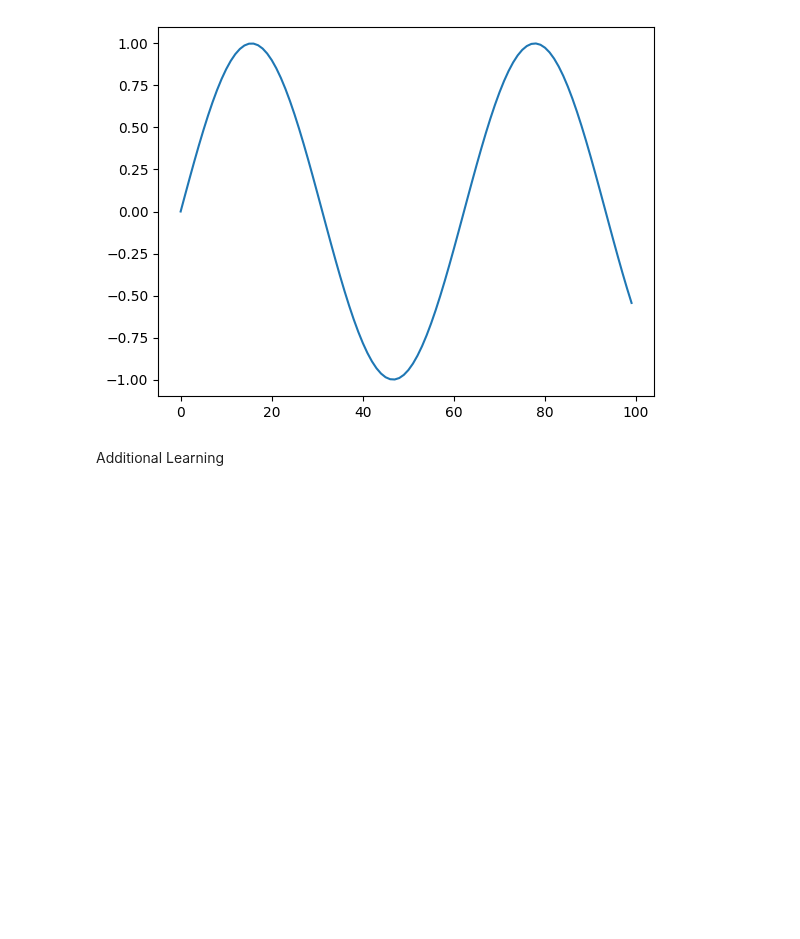
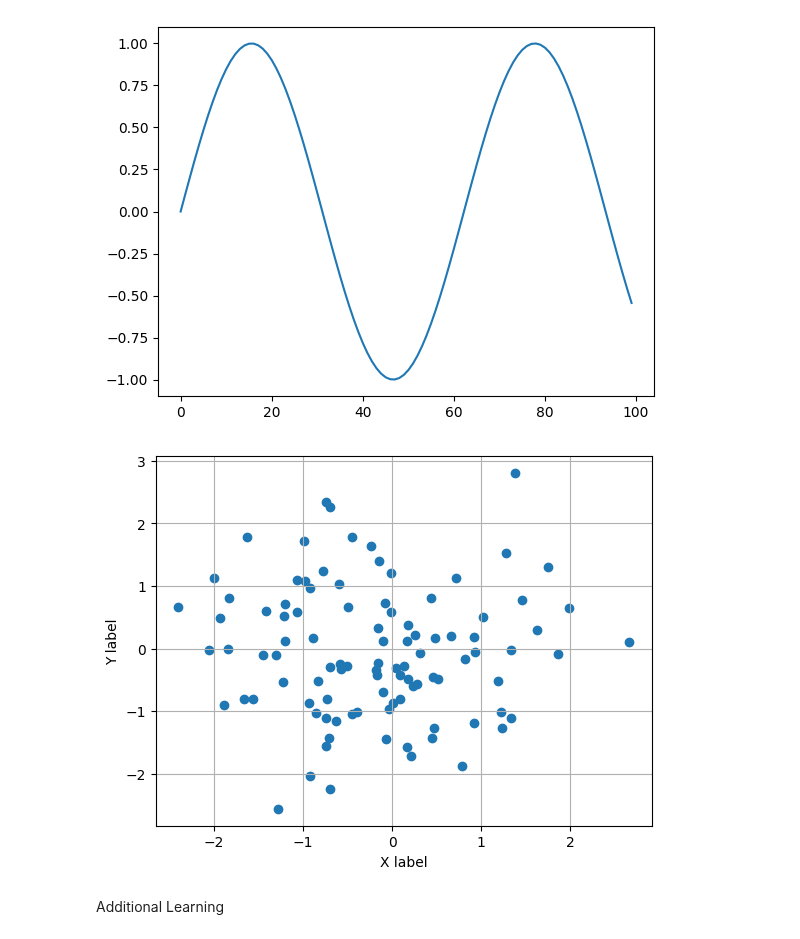
Before and after one commit to FairozAhmadSheikh/ML_bootcamp, a Jupyter notebook: Plotting/Matplot.ipynb, the cells around one changed output. Saved outputs shown, nothing was run; the diff lists cells and outputs as text; code cells hidden in the pictures; blank space fills up the shorter version.

```diff
--- a/Plotting/Matplot.ipynb
+++ b/Plotting/Matplot.ipynb
@@ -14,5 +14,14 @@ plt.plot(y)
 # %% [output]
 [<matplotlib.lines.Line2D at 0x...>]
 [figure]
+# %%
+fix,ax=plt.subplots()
+ax.scatter(X,y)
+ax.set_xlabel("X label")
+ax.set_ylabel("Y label")
+ax.grid()
+plt.show()
+# %% [output]
+[figure, added]
 # %% [markdown]
 Additional Learning
```
Also changed, not shown: parts of 12 cells of this notebook, 1 other file.
